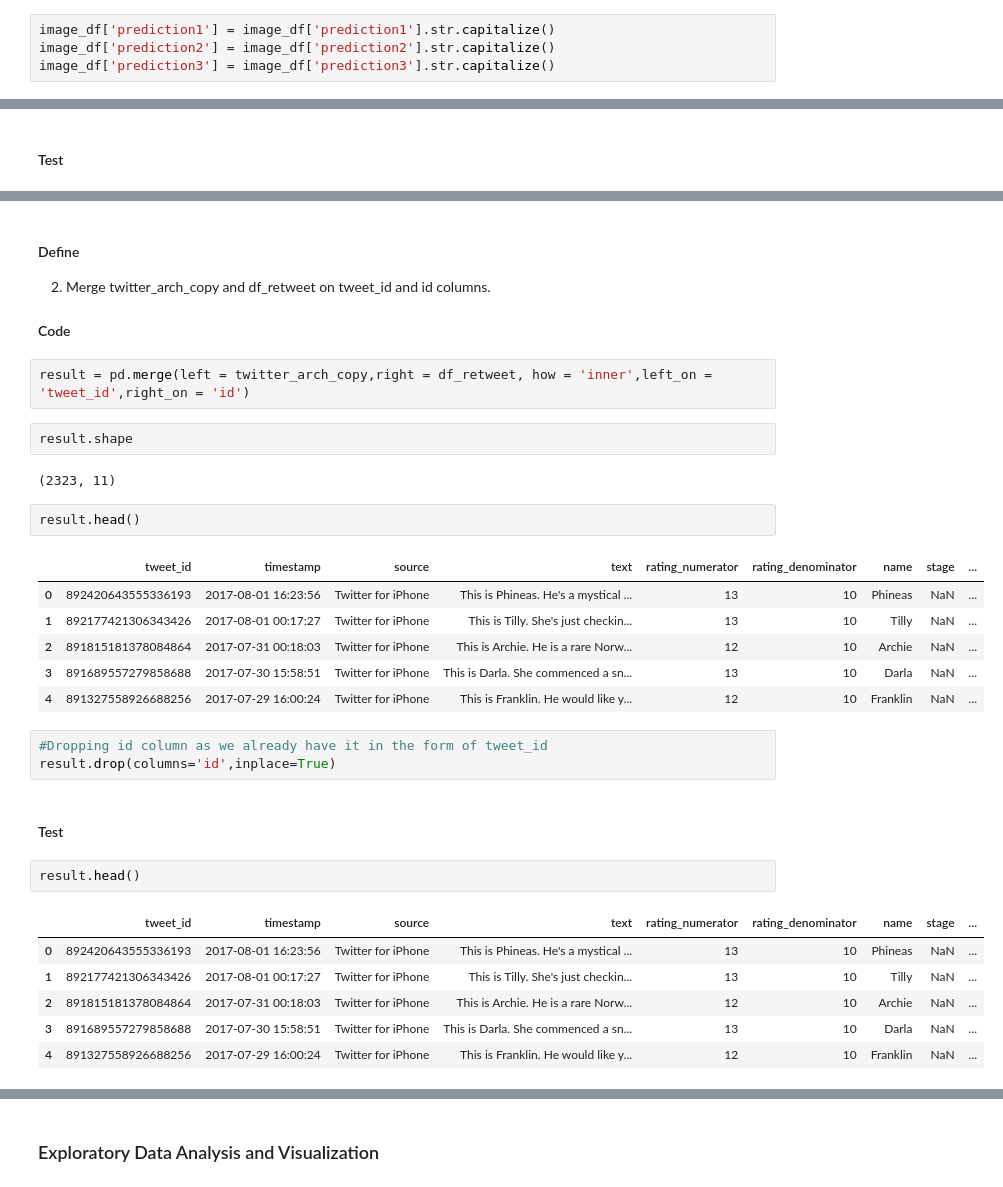
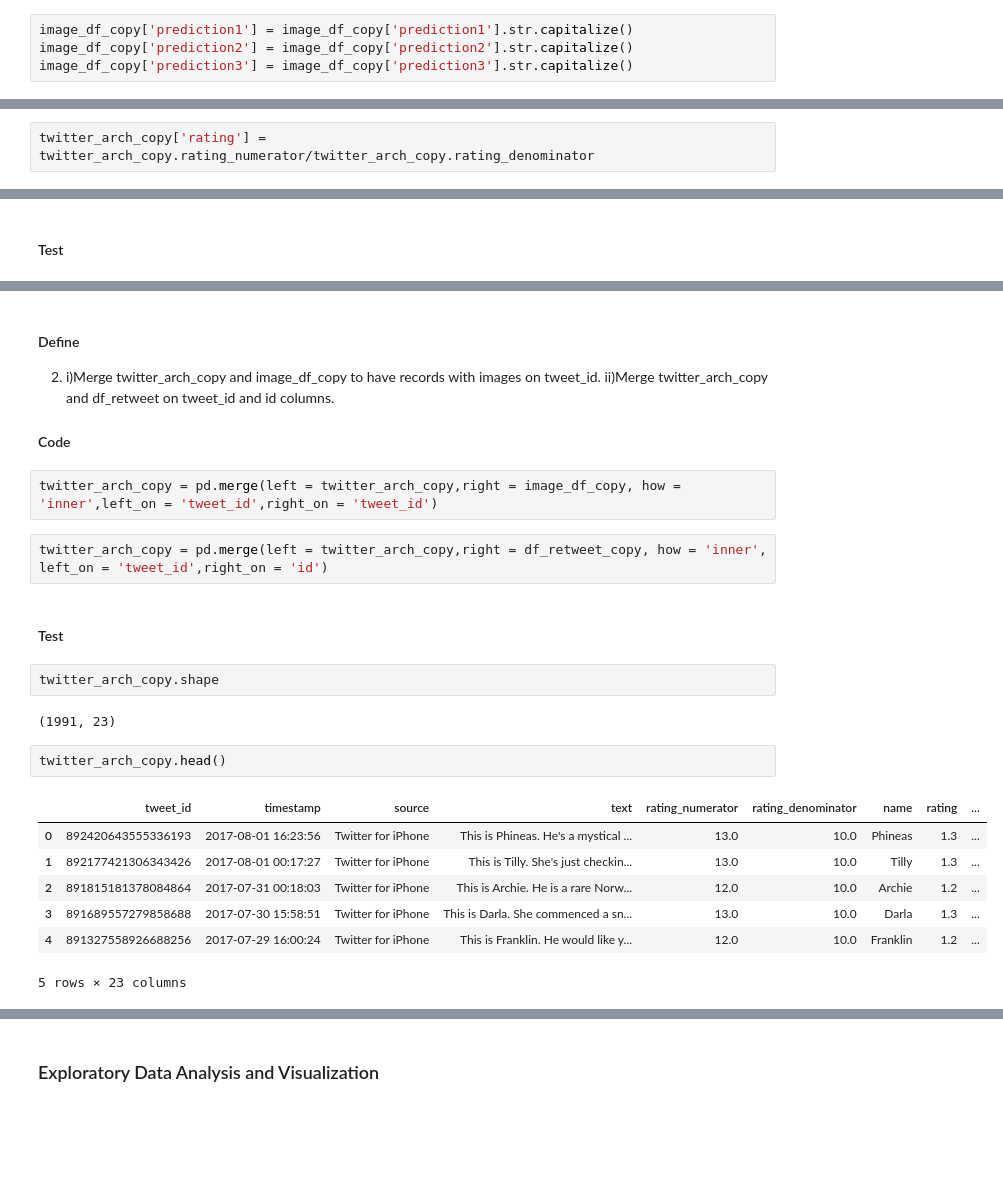
Before and after one commit to akshaybogar/WeRateDogs, a Jupyter notebook: WeRateDogs.ipynb, the cells around one changed output, grey strips where cells are left out. Saved outputs shown, nothing was run; the diff lists cells and outputs as text; blank space fills up the shorter version.

```diff
--- a/WeRateDogs.ipynb
+++ b/WeRateDogs.ipynb
@@ -608,9 +563,9 @@ image_df.head()
 
 #### Code
 # %%
-image_df['prediction1'] = image_df['prediction1'].str.capitalize()
-image_df['prediction2'] = image_df['prediction2'].str.capitalize()
-image_df['prediction3'] = image_df['prediction3'].str.capitalize()
+image_df_copy['prediction1'] = image_df_copy['prediction1'].str.capitalize()
+image_df_copy['prediction2'] = image_df_copy['prediction2'].str.capitalize()
+image_df_copy['prediction3'] = image_df_copy['prediction3'].str.capitalize()
 # %% [markdown]
 #### Test
 # %%
@@ -624,0 +585,2 @@ image_df.head()
+# %%
+twitter_arch_copy['rating'] = twitter_arch_copy.rating_numerator/twitter_arch_copy.rating_denominator
@@ -681,34 +654,26 @@ twitter_arch_copy.head(10)
 # %% [markdown]
 #### Define
-2. Merge twitter_arch_copy and df_retweet on tweet_id and id columns.
+2. i)Merge twitter_arch_copy and image_df_copy to have records with images on tweet_id.
+   ii)Merge twitter_arch_copy and df_retweet on tweet_id and id columns.
 
 #### Code
+# %%
+twitter_arch_copy = pd.merge(left = twitter_arch_copy,right = image_df_copy, how = 'inner',left_on = 'tweet_id',right_on = 'tweet_id')
 # %%
-result = pd.merge(left = twitter_arch_copy,right = df_retweet, how = 'inner',left_on = 'tweet_id',right_on = 'id')
+twitter_arch_copy = pd.merge(left = twitter_arch_copy,right = df_retweet_copy, how = 'inner', left_on = 'tweet_id',right_on = 'id')
-# %%
-result.shape
-# %% [output]
-(2323, 11)
-# %%
-result.head()
-# %% [output]
-|  | tweet_id | timestamp | source | text | rating_numerator | rating_denominator | name | stage | ... |
-| 0 | 892420643555336193 | 2017-08-01 16:23:56 | Twitter for iPhone | This is Phineas. He's a mystical ... | 13 | 10 | Phineas | NaN | ... |
-| 1 | 892177421306343426 | 2017-08-01 00:17:27 | Twitter for iPhone | This is Tilly. She's just checkin... | 13 | 10 | Tilly | NaN | ... |
-| 2 | 891815181378084864 | 2017-07-31 00:18:03 | Twitter for iPhone | This is Archie. He is a rare Norw... | 12 | 10 | Archie | NaN | ... |
-| 3 | 891689557279858688 | 2017-07-30 15:58:51 | Twitter for iPhone | This is Darla. She commenced a sn... | 13 | 10 | Darla | NaN | ... |
-| 4 | 891327558926688256 | 2017-07-29 16:00:24 | Twitter for iPhone | This is Franklin. He would like y... | 12 | 10 | Franklin | NaN | ... |
-# %%
-#Dropping id column as we already have it in the form of tweet_id
-result.drop(columns='id',inplace=True)
 # %% [markdown]
 #### Test
+# %%
+twitter_arch_copy.shape
+# %% [output]
+(1991, 23)
 # %%
-result.head()
+twitter_arch_copy.head()
 # %% [output]
-|  | tweet_id | timestamp | source | text | rating_numerator | rating_denominator | name | stage | ... |
-| 0 | 892420643555336193 | 2017-08-01 16:23:56 | Twitter for iPhone | This is Phineas. He's a mystical ... | 13 | 10 | Phineas | NaN | ... |
-| 1 | 892177421306343426 | 2017-08-01 00:17:27 | Twitter for iPhone | This is Tilly. She's just checkin... | 13 | 10 | Tilly | NaN | ... |
-| 2 | 891815181378084864 | 2017-07-31 00:18:03 | Twitter for iPhone | This is Archie. He is a rare Norw... | 12 | 10 | Archie | NaN | ... |
-| 3 | 891689557279858688 | 2017-07-30 15:58:51 | Twitter for iPhone | This is Darla. She commenced a sn... | 13 | 10 | Darla | NaN | ... |
-| 4 | 891327558926688256 | 2017-07-29 16:00:24 | Twitter for iPhone | This is Franklin. He would like y... | 12 | 10 | Franklin | NaN | ... |
+|  | tweet_id | timestamp | source | text | rating_numerator | rating_denominator | name | rating | ... |
+| 0 | 892420643555336193 | 2017-08-01 16:23:56 | Twitter for iPhone | This is Phineas. He's a mystical ... | 13.0 | 10.0 | Phineas | 1.3 | ... |
+| 1 | 892177421306343426 | 2017-08-01 00:17:27 | Twitter for iPhone | This is Tilly. She's just checkin... | 13.0 | 10.0 | Tilly | 1.3 | ... |
+| 2 | 891815181378084864 | 2017-07-31 00:18:03 | Twitter for iPhone | This is Archie. He is a rare Norw... | 12.0 | 10.0 | Archie | 1.2 | ... |
+| 3 | 891689557279858688 | 2017-07-30 15:58:51 | Twitter for iPhone | This is Darla. She commenced a sn... | 13.0 | 10.0 | Darla | 1.3 | ... |
+| 4 | 891327558926688256 | 2017-07-29 16:00:24 | Twitter for iPhone | This is Franklin. He would like y... | 12.0 | 10.0 | Franklin | 1.2 | ... |
+5 rows × 23 columns
```
Also changed, not shown: parts of 89 cells of this notebook.
